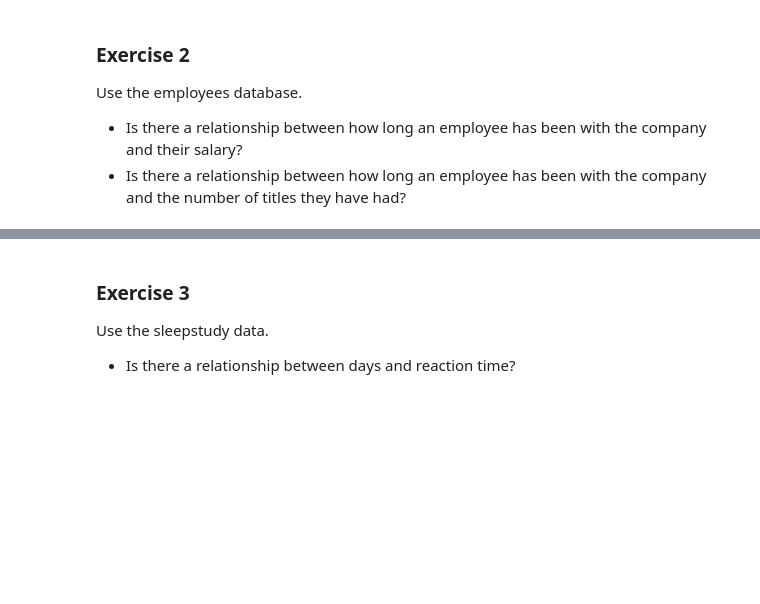
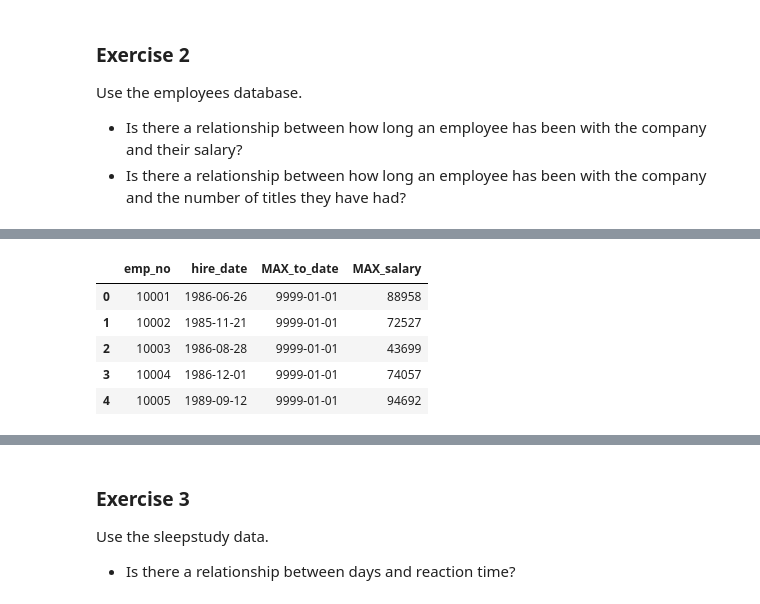
Before and after one commit to HeatherOrtegaMcMillan/statistics-exercises, a Jupyter notebook: hypothesis_testing.ipynb, the cells around one changed output, grey strips where cells are left out. Saved outputs shown, nothing was run; the diff lists cells and outputs as text; code cells hidden in the pictures; blank space fills up the shorter version.

```diff
--- a/hypothesis_testing.ipynb
+++ b/hypothesis_testing.ipynb
@@ -539,0 +585,11 @@ df_emp.head()
+# %%
+# rename columns for clarity
+df_emp2.rename(columns = {'salary': 'MAX_salary'}, inplace = True)
+df_emp2.head()
+# %% [output]
+|  | emp_no | hire_date | MAX_to_date | MAX_salary |
+| 0 | 10001 | 1986-06-26 | 9999-01-01 | 88958 |
+| 1 | 10002 | 1985-11-21 | 9999-01-01 | 72527 |
+| 2 | 10003 | 1986-08-28 | 9999-01-01 | 43699 |
+| 3 | 10004 | 1986-12-01 | 9999-01-01 | 74057 |
+| 4 | 10005 | 1989-09-12 | 9999-01-01 | 94692 |
```
Also changed, not shown: parts of 13 cells of this notebook.
